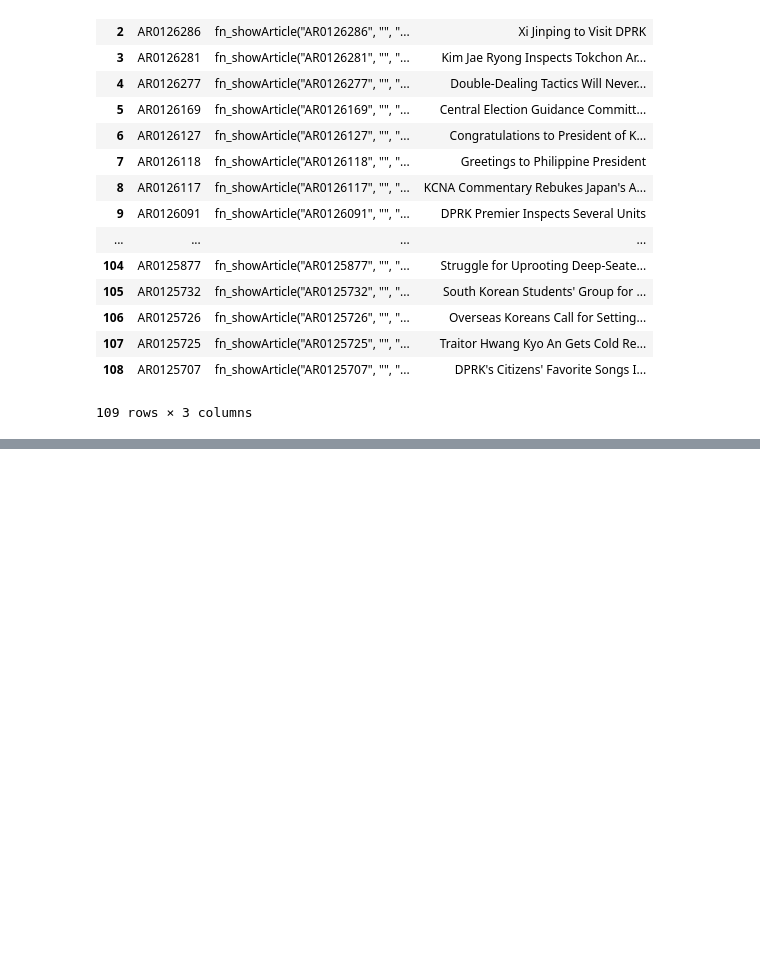
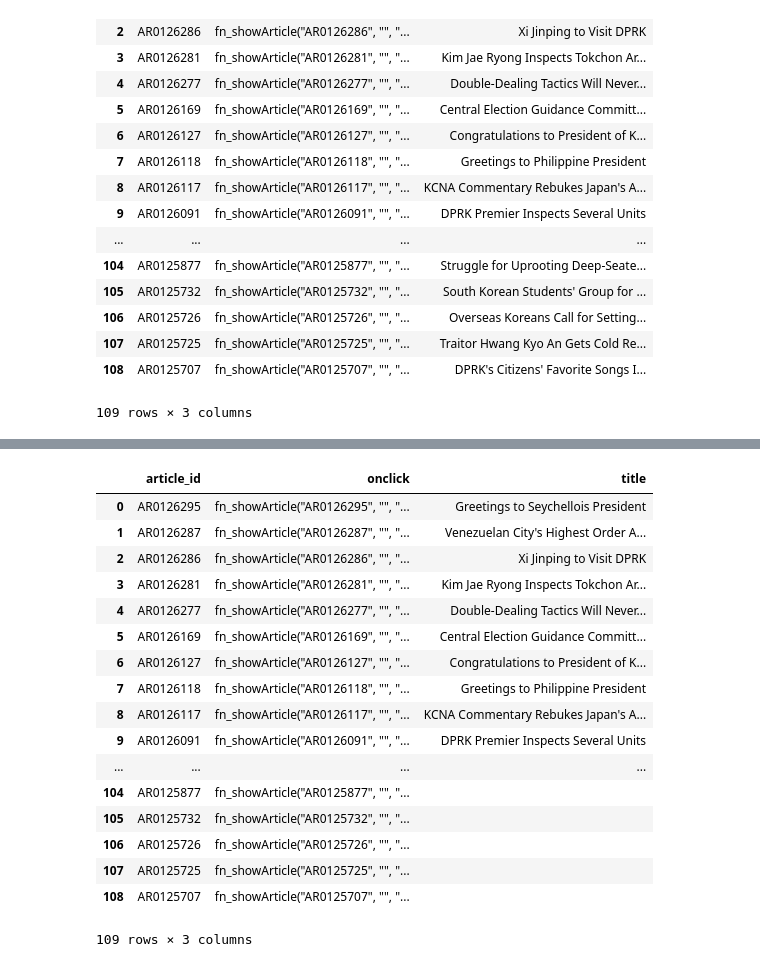
Before and after one commit to talola612/foundations_homework, a Jupyter notebook: 08-homework/01 - North Korean News.ipynb, the cells around one changed output, grey strips where cells are left out. Saved outputs shown, nothing was run; the diff lists cells and outputs as text; code cells hidden in the pictures; blank space fills up the shorter version.

```diff
--- a/08-homework/01 - North Korean News.ipynb
+++ b/08-homework/01 - North Korean News.ipynb
@@ -203,0 +210,2 @@ df.to_csv('north_korea_news.csv', index = False)
+# %%
+driver = webdriver.Chrome()
@@ -203,0 +218,4 @@ df.to_csv('north_korea_news.csv', index = False)
+# %%
+items = driver.find_elements_by_class_name('titlebet')
+for item in items:
+    print(item.text)
@@ -203,0 +285,12 @@ df.to_csv('north_korea_news.csv', index = False)
+# %%
+info_list = []
+
+for info in items:
+    info_dict = {}
+    info_dict['title'] = info.text
+    info_dict['onclick'] = info.get_attribute('onclick')
+    info_dict['article_id'] = re.findall(r"cle\(\"(AR\d+)\",", info.get_attribute('onclick'))[0]
+    info_list.append(info_dict)
+
+
+info_list
@@ -203,0 +315,21 @@ df.to_csv('north_korea_news.csv', index = False)
+# %%
+pd.DataFrame(info_list)
+# %% [output]
+|  | article_id | onclick | title |
+| 0 | AR0126295 | fn_showArticle("AR0126295", "", "... | Greetings to Seychellois President |
+| 1 | AR0126287 | fn_showArticle("AR0126287", "", "... | Venezuelan City's Highest Order A... |
+| 2 | AR0126286 | fn_showArticle("AR0126286", "", "... | Xi Jinping to Visit DPRK |
+| 3 | AR0126281 | fn_showArticle("AR0126281", "", "... | Kim Jae Ryong Inspects Tokchon Ar... |
+| 4 | AR0126277 | fn_showArticle("AR0126277", "", "... | Double-Dealing Tactics Will Never... |
+| 5 | AR0126169 | fn_showArticle("AR0126169", "", "... | Central Election Guidance Committ... |
+| 6 | AR0126127 | fn_showArticle("AR0126127", "", "... | Congratulations to President of K... |
+| 7 | AR0126118 | fn_showArticle("AR0126118", "", "... | Greetings to Philippine President |
+| 8 | AR0126117 | fn_showArticle("AR0126117", "", "... | KCNA Commentary Rebukes Japan's A... |
+| 9 | AR0126091 | fn_showArticle("AR0126091", "", "... | DPRK Premier Inspects Several Units |
+| ... | ... | ... | ... |
+| 104 | AR0125877 | fn_showArticle("AR0125877", "", "... |  |
+| 105 | AR0125732 | fn_showArticle("AR0125732", "", "... |  |
+| 106 | AR0125726 | fn_showArticle("AR0125726", "", "... |  |
+| 107 | AR0125725 | fn_showArticle("AR0125725", "", "... |  |
+| 108 | AR0125707 | fn_showArticle("AR0125707", "", "... |  |
+109 rows × 3 columns
```
Also changed, not shown: parts of 17 cells of this notebook, 6 other files.
